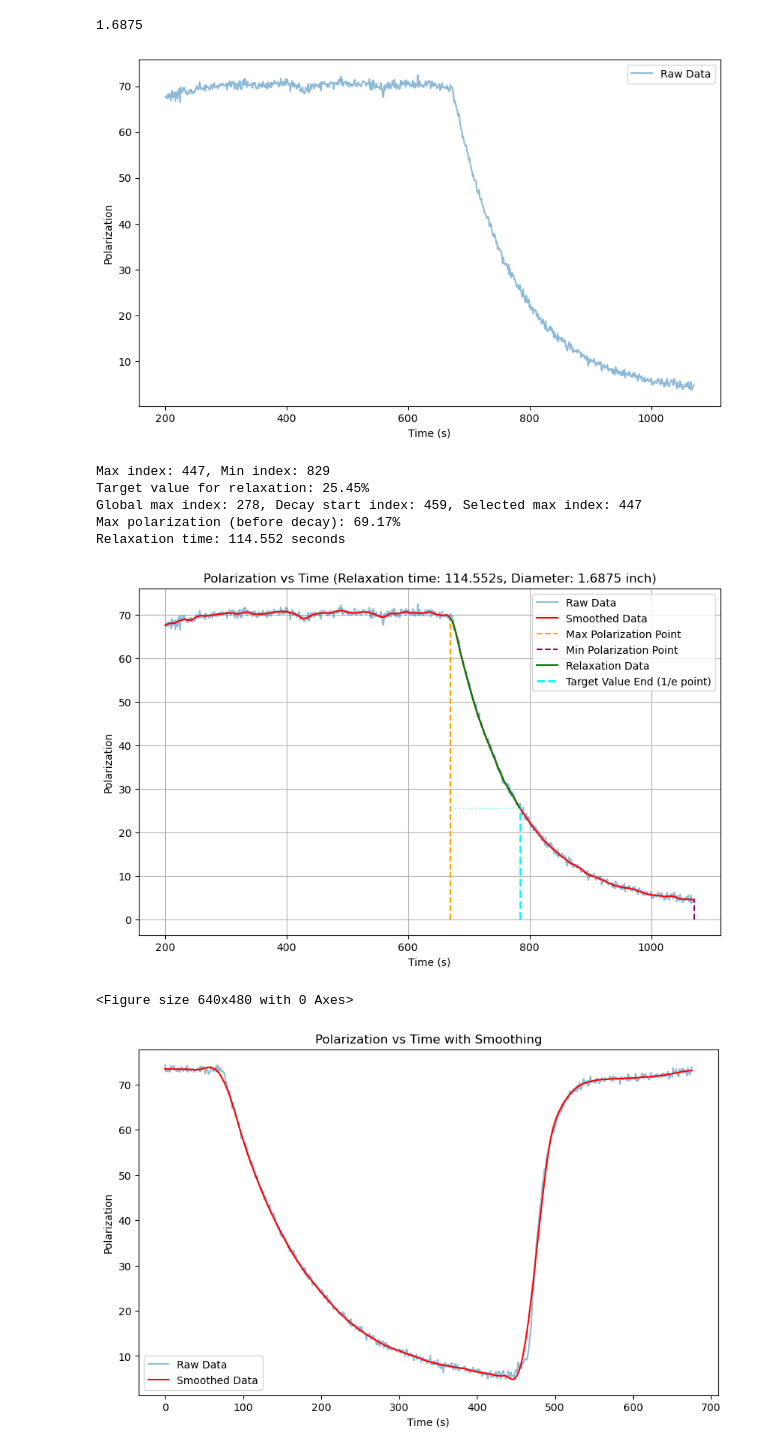
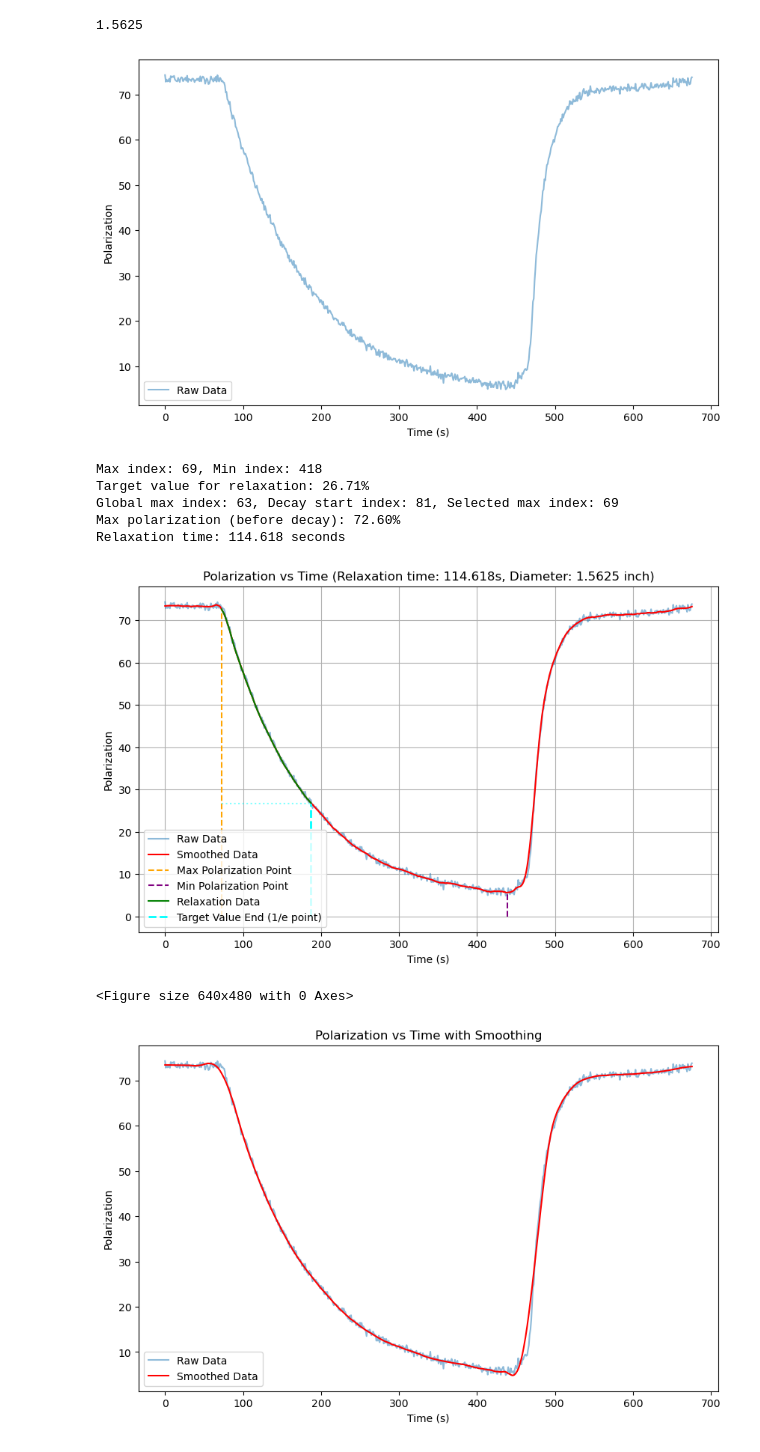
Before and after one commit to abhich2507/MEOP, a Jupyter notebook: relaxation_time.ipynb, the cells around one changed output. Saved outputs shown, nothing was run; the diff lists cells and outputs as text; code cells hidden in the pictures.

Commit message:
manual plots added

```diff
--- a/relaxation_time.ipynb
+++ b/relaxation_time.ipynb
@@ -4,7 +4,7 @@ import matplotlib.pyplot as plt
 from scipy.signal import savgol_filter
 import numpy as np
 # %%
-file_path="/Users/snip/Documents/MEOP/Diameter runs for fitting/1_6875_trial.xlsx"
+file_path="/Users/snip/Documents/MEOP/Diameter runs for fitting/1_5625_trial.xlsx"
 df= pd.read_excel(file_path)
 name=file_path.split("/")
 name[-1]=name[-1].replace("_trial.xlsx","")
@@ -14,7 +14,7 @@ print(diameter)
 df.drop(columns=["Time - Voltage (Formula Result)","Polarization (%) - Voltage (Formula Result)"], inplace=True)
 df.rename(columns={"Time - Voltage (Formula Result).1":"time","Polarization (%) - Voltage (Formula Result).1":"polarization"}, inplace=True)
 # %% [output]
-1.6875
+1.5625
 # %%
 # Convert time string to seconds
 # Handle both "MM:SS" and "HH:MM:SS" formats
@@ -31,7 +31,7 @@ def time_to_seconds(time_str):
 df["time"] = df["time"].apply(time_to_seconds)
 #rescale time to start from zero
 df["time"] = df["time"] - df["time"].min()
-df=df[df["time"]>200].reset_index(drop=True)
+# df=df[df["time"]>200].reset_index(drop=True)
 plt.figure(figsize=(10,6))
 plt.plot(df["time"], df["polarization"], label="Raw Data", alpha=0.5)
 plt.legend()
@@ -39,7 +39,7 @@ plt.xlabel("Time (s)")
 plt.ylabel("Polarization")
 plt.show()
 # %% [output]
-[figure, old version]
+[figure, new version]
 # %%
 
 
@@ -98,37 +98,38 @@ print(f"Global max index: {global_max_index}, Decay start index: {decay_start_in
 print(f"Max polarization (before decay): {max_pol:.2f}%")
 print(f"Relaxation time: {relaxation_time:.3f} seconds")
 # %% [output]
-Max index: 447, Min index: 829
-Target value for relaxation: 25.45%
-Global max index: 278, Decay start index: 459, Selected max index: 447
-Max polarization (before decay): 69.17%
-Relaxation time: 114.552 seconds
+Max index: 69, Min index: 418
+Target value for relaxation: 26.71%
+Global max index: 63, Decay start index: 81, Selected max index: 69
+Max polarization (before decay): 72.60%
+Relaxation time: 114.618 seconds
 # %%
 plt.figure(figsize=(10,6))
 plt.plot(df["time"], df["polarization"], label="Raw Data", alpha=0.5)
 plt.plot(df["time"], df["smoothed"], label="Smoothed Data", color='red')
 plt.xlabel("Time (s)")
 plt.ylabel("Polarization")
 plt.vlines(df["time"][max_index], ymin=0, ymax=max_pol, colors='orange', linestyles='--', label='Max Polarization Point')
 plt.vlines(df["time"][min_index], ymin=0, ymax=min_pol, colors='purple', linestyles='--', label='Min Polarization Point')
 plt.title("Polarization vs Time with Smoothing")
 plt.legend()
 plt.plot(relaxation_data["time"], relaxation_data["smoothed"], label="Relaxation Data", color='green')
 
 # Add vertical line where target value ends (relaxation time point)
 target_end_time = relaxation_data["time"].iloc[-1]
 plt.vlines(target_end_time, ymin=0, ymax=target_value, colors='cyan', linestyles='--', label='Target Value End (1/e point)', linewidth=2)
 plt.hlines(target_value, xmin=df["time"][max_index], xmax=target_end_time, colors='cyan', linestyles=':', alpha=0.5)
 
 plt.xlabel("Time (s)")
 plt.ylabel("Polarization")
 plt.title(f"Polarization vs Time (Relaxation time: {np.round(relaxation_time, 3)}s, Diameter: {diameter} inch)")
 plt.legend()
 plt.grid()
 plt.show()
+diameter=str(diameter).replace(".","_")
 plt.savefig(f"/Users/snip/Documents/MEOP/relaxation_plots/relaxation_time_plot_{diameter}.png", dpi=300)
 # %% [output]
-[figure, old version]
+[figure, new version]
 <Figure size 640x480 with 0 Axes>
 # %%
 plt.figure(figsize=(10,6))
```
Also changed, not shown: 8 other files.
